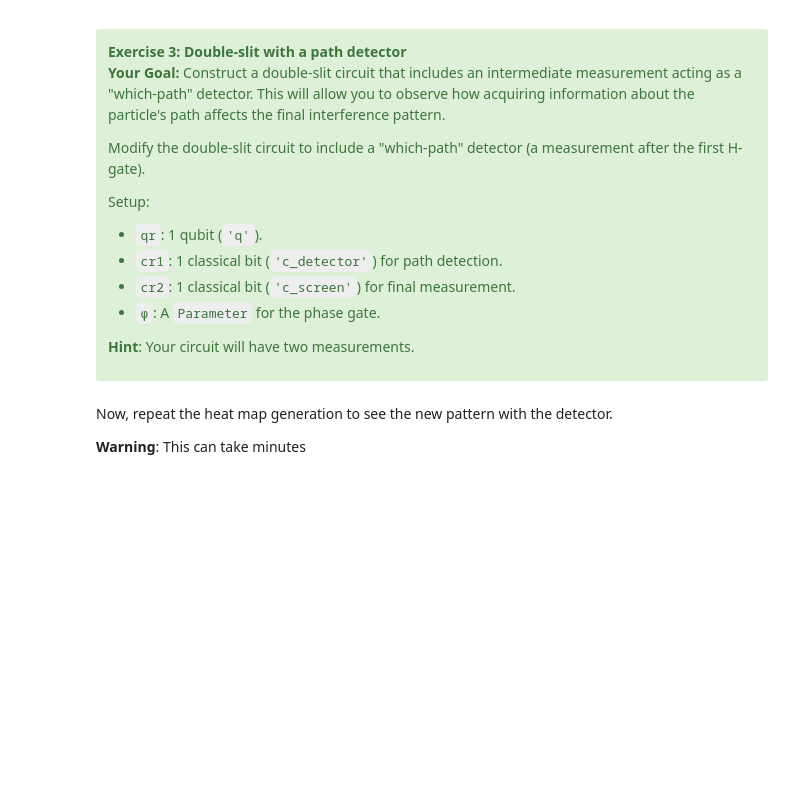
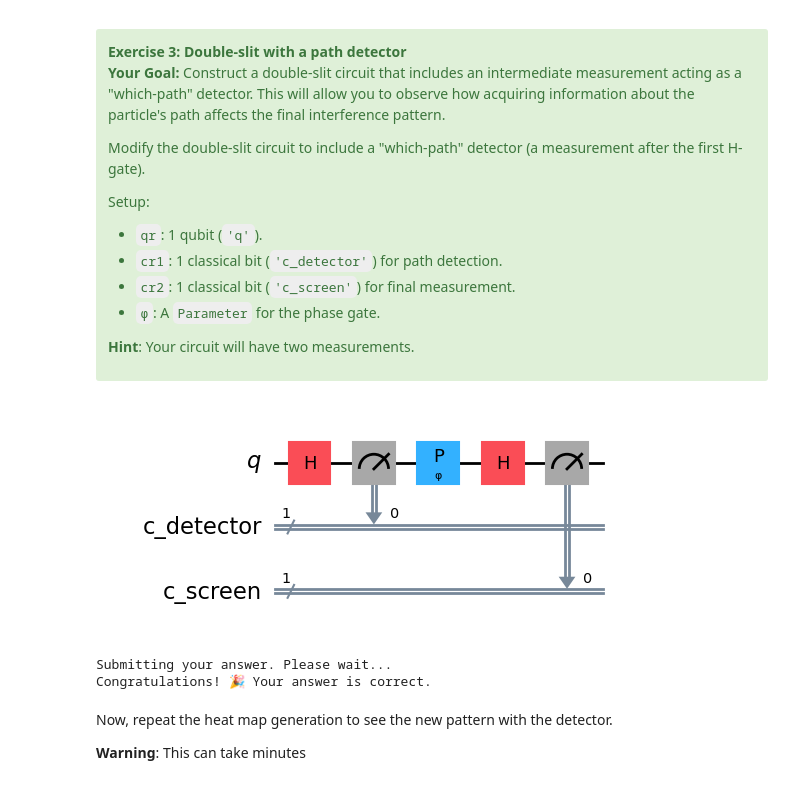
Before and after one commit to Kaustav-007/qgss-2025, a Jupyter notebook: lab-1/lab1.ipynb, the cells around one changed output. Cells and saved outputs as stored; diff of their text form; code cells hidden in the pictures; blank space fills up the shorter version.

```diff
--- a/lab-1/lab1.ipynb
+++ b/lab-1/lab1.ipynb
@@ -623,21 +629,29 @@ Setup:
 # %%
 qr = QuantumRegister(1, name='q')
 cr1 = ClassicalRegister(1, name='c_detector')
 cr2 = ClassicalRegister(1, name='c_screen')
 double_slit_with_detector = QuantumCircuit(qr, cr1, cr2)
 
 φ = Parameter('φ')
 
 #your code here
-
-
+double_slit_with_detector.h(0)
+double_slit_with_detector.measure(qr, cr1)
+double_slit_with_detector.p(φ, 0)
+double_slit_with_detector.h(0)
+double_slit_with_detector.measure(qr, cr2)
 
 #end of your code
 
 double_slit_with_detector.draw('mpl')
+# %% [output]
+[figure, added]
 # %%
 # Submit your answer using the following code
 grade_lab1_ex3(double_slit_with_detector)
+# %% [output]
+Submitting your answer. Please wait...
+Congratulations! 🎉 Your answer is correct.
 # %% [markdown]
 Now, repeat the heat map generation to see the new pattern with the detector.
 
```
Also changed, not shown: parts of 25 cells of this notebook.
